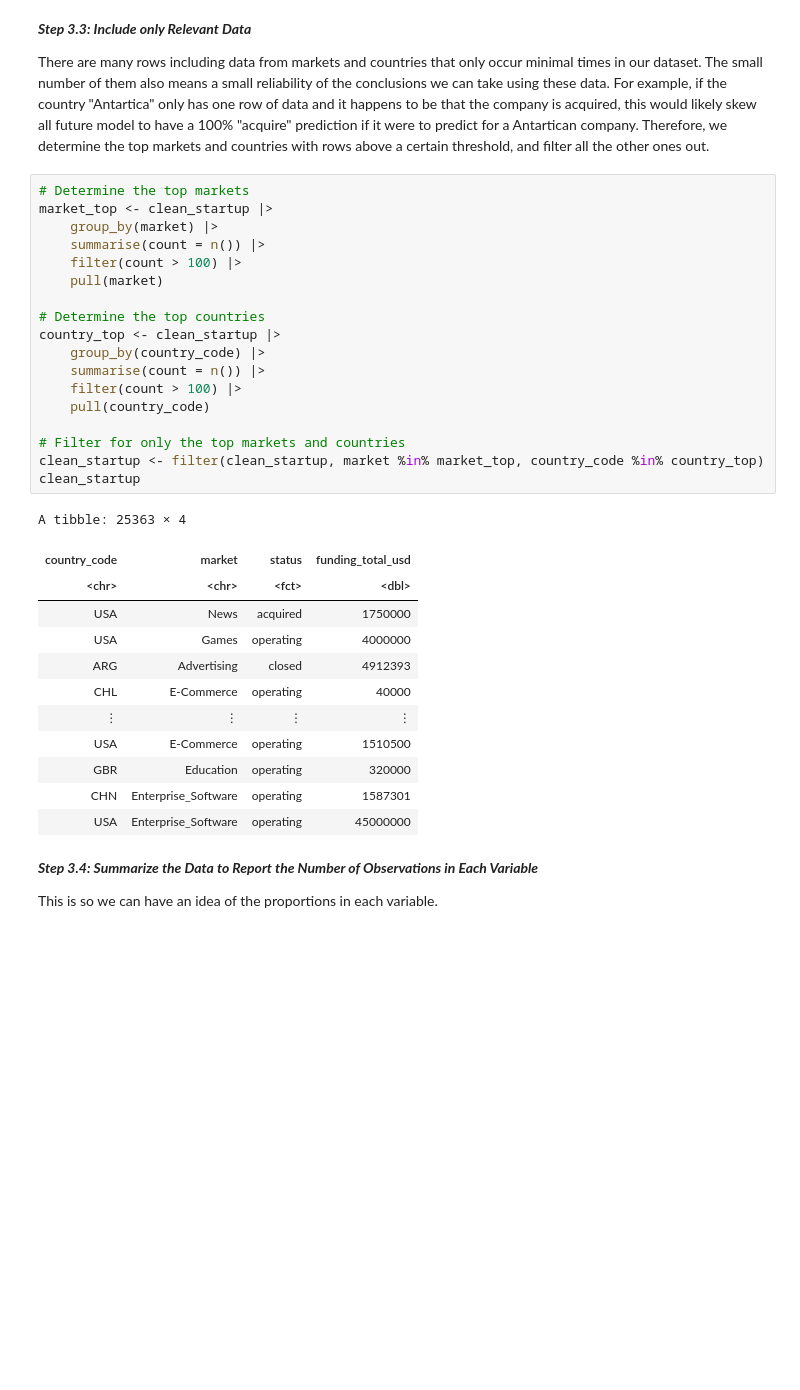
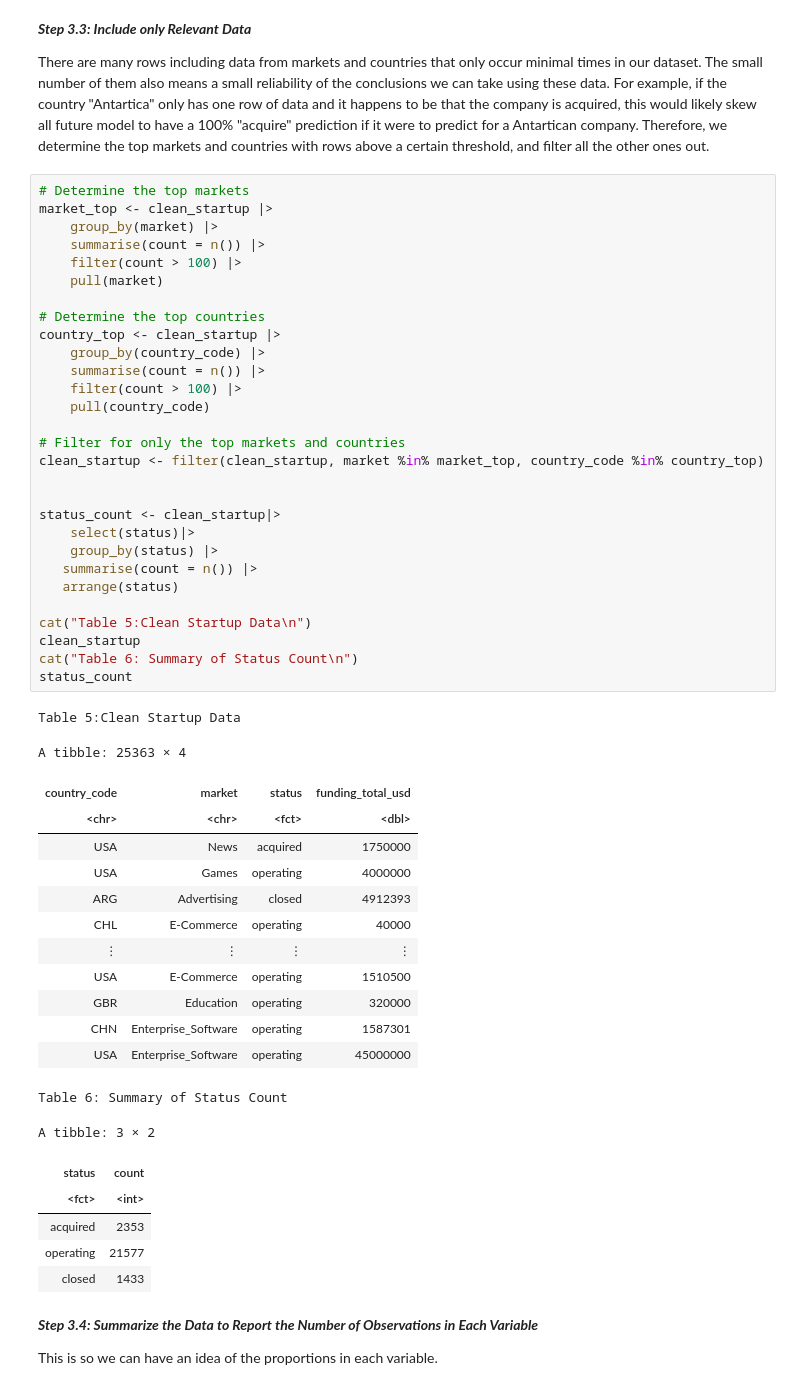
Before and after one commit to tracyw98/Project-Proposal-, a Jupyter notebook: ProjectReportV1-Copy1.ipynb, the cells around one changed output. Saved outputs shown, nothing was run; the diff lists cells and outputs as text; blank space fills up the shorter version.

```diff
--- a/ProjectReportV1-Copy1.ipynb
+++ b/ProjectReportV1-Copy1.ipynb
@@ -202,34 +205,53 @@ There are many rows including data from markets and countries that only occur mi
 # %%
 # Determine the top markets
 market_top <- clean_startup |>
     group_by(market) |>
     summarise(count = n()) |>
     filter(count > 100) |>
     pull(market)
 
 # Determine the top countries
 country_top <- clean_startup |>
     group_by(country_code) |>
     summarise(count = n()) |>
     filter(count > 100) |>
     pull(country_code)
 
 # Filter for only the top markets and countries
 clean_startup <- filter(clean_startup, market %in% market_top, country_code %in% country_top)
+
+
+status_count <- clean_startup|>
+    select(status)|>
+    group_by(status) |>
+   summarise(count = n()) |>
+   arrange(status)
+
+cat("Table 5:Clean Startup Data\n")
 clean_startup
+cat("Table 6: Summary of Status Count\n")
+status_count
 # %% [output]
-A tibble: 25363 × 4
+Table 5:Clean Startup Data
+A tibble: 25363 × 4
 | country_code | market | status | funding_total_usd |
 | <chr> | <chr> | <fct> | <dbl> |
 | USA | News | acquired | 1750000 |
 | USA | Games | operating | 4000000 |
 | ARG | Advertising | closed | 4912393 |
 | CHL | E-Commerce | operating | 40000 |
 | ⋮ | ⋮ | ⋮ | ⋮ |
 | USA | E-Commerce | operating | 1510500 |
 | GBR | Education | operating | 320000 |
 | CHN | Enterprise_Software | operating | 1587301 |
 | USA | Enterprise_Software | operating | 45000000 |
+Table 6: Summary of Status Count
+A tibble: 3 × 2
+| status | count |
+| <fct> | <int> |
+| acquired | 2353 |
+| operating | 21577 |
+| closed | 1433 |
 # %% [markdown]
 ***Step 3.4: Summarize the Data to Report the Number of Observations in Each Variable***
 
```
Also changed, not shown: parts of 21 cells of this notebook.
